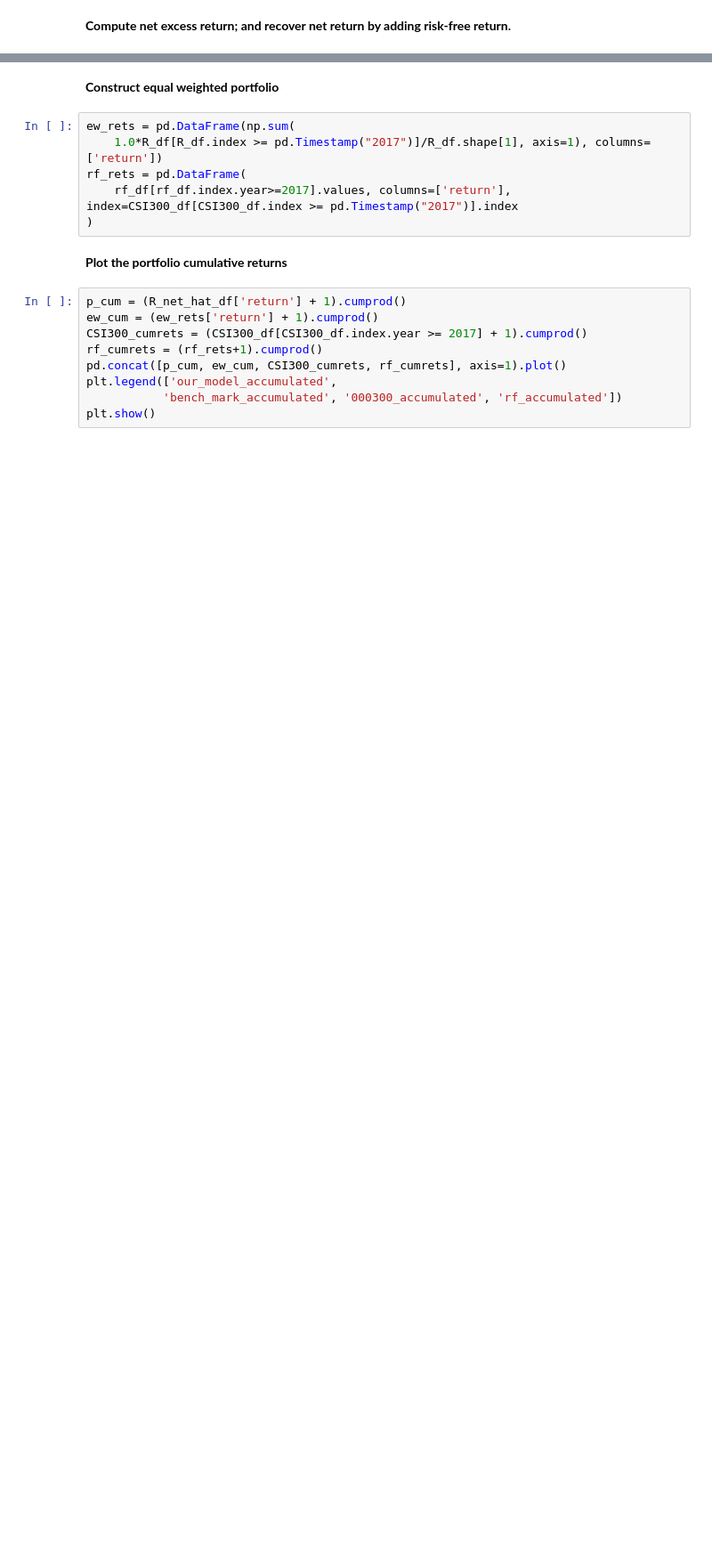
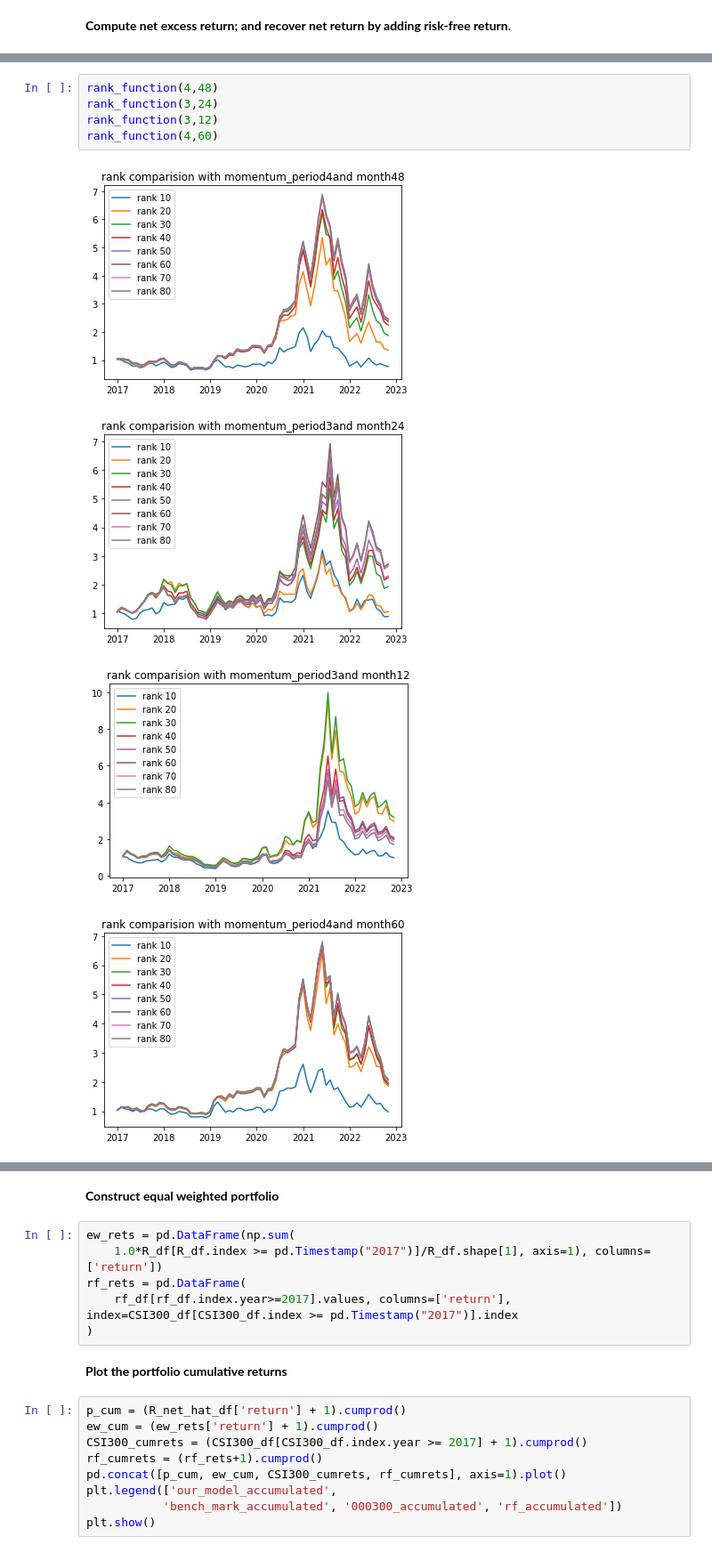
Before and after one commit to Linnore/STA4020-Projecto, a Jupyter notebook: basic_risk_budgeting.ipynb, the cells around one changed output, grey strips where cells are left out. Shown at 89% size. Drawn from its saved outputs; the diff is of its cells as text; blank space fills up the shorter version.

```diff
--- a/basic_risk_budgeting.ipynb
+++ b/basic_risk_budgeting.ipynb
@@ -110,0 +112,10 @@ for i in range(10,30):#i is the 52-i stock we decide to keep according to moment
+# %%
+rank_function(4,48)
+rank_function(3,24)
+rank_function(3,12)
+rank_function(4,60)
+# %% [output]
+[figure, added]
+[figure, added]
+[figure, added]
+[figure, added]
```
Also changed, not shown: parts of 12 cells of this notebook, 18 other files.
